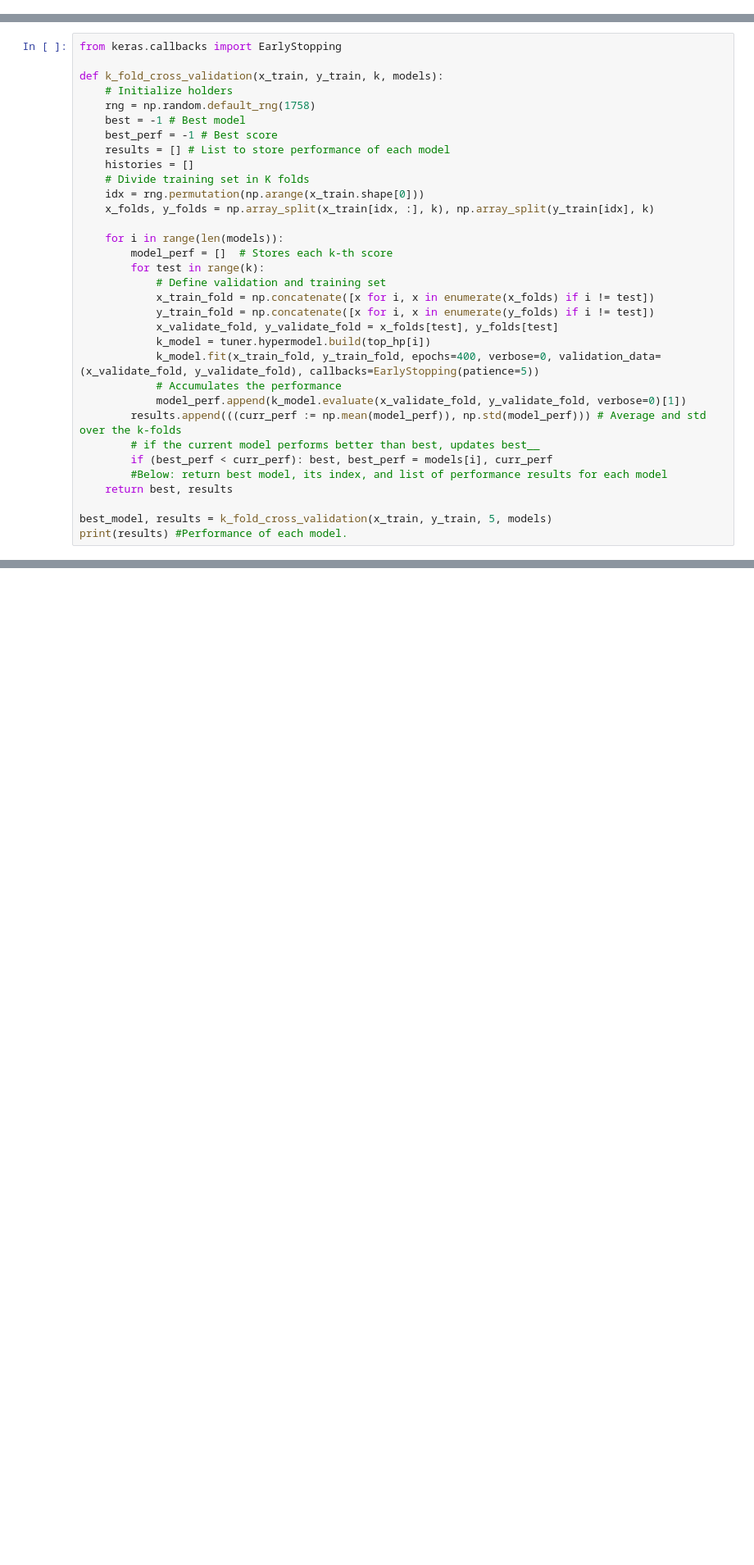
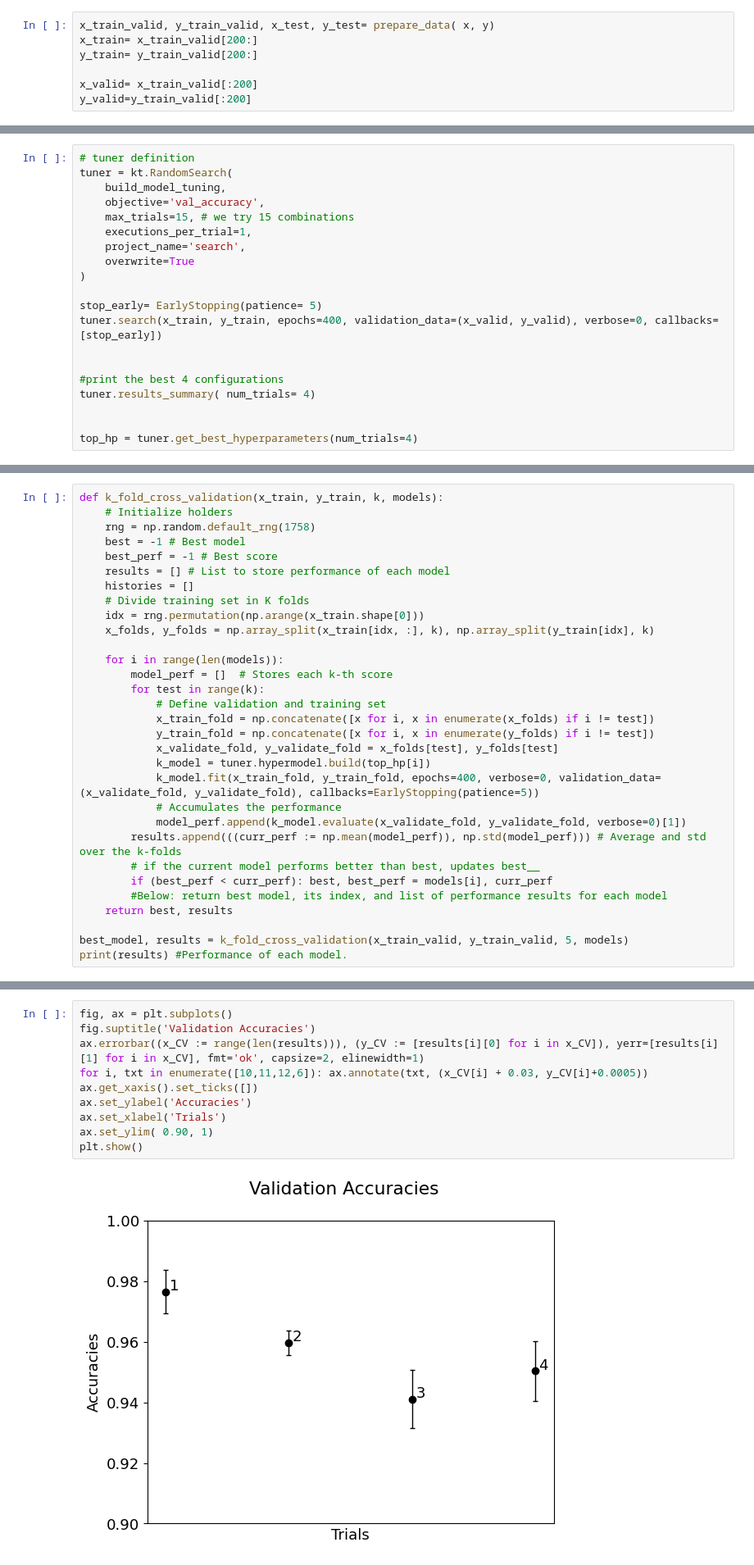
Before and after one commit to nicolomeneguzzo/LCP_B_exercise, a Jupyter notebook: ex1/Untitled.ipynb, the cells around one changed output, grey strips where cells are left out. Shown at 82% size. Cells and saved outputs as stored; diff of their text form; blank space fills up the shorter version.

```diff
--- a/ex1/Untitled.ipynb
+++ b/ex1/Untitled.ipynb
@@ -100,0 +104,7 @@ def prepare_data(x,y):
+# %%
+x_train_valid, y_train_valid, x_test, y_test= prepare_data( x, y)
+x_train= x_train_valid[200:]
+y_train= y_train_valid[200:]
+
+x_valid= x_train_valid[:200]
+y_valid=y_train_valid[:200]
@@ -181,2 +154,22 @@ top_hp = tuner.get_best_hyperparameters(num_trials=4)
+# %%
+# tuner definition
+tuner = kt.RandomSearch(
+    build_model_tuning,
+    objective='val_accuracy',
+    max_trials=15, # we try 15 combinations
+    executions_per_trial=1,
+    project_name='search',
+    overwrite=True
+)
+
+stop_early= EarlyStopping(patience= 5)
+tuner.search(x_train, y_train, epochs=400, validation_data=(x_valid, y_valid), verbose=0, callbacks= [stop_early])
+
+
+#print the best 4 configurations
+tuner.results_summary( num_trials= 4)
+
+
+top_hp = tuner.get_best_hyperparameters(num_trials=4)
 # %%
 models = tuner.get_best_models(num_models=4)
@@ -183,6 +197,4 @@ models = tuner.get_best_models(num_models=4)
 # %%
-from keras.callbacks import EarlyStopping
-
 def k_fold_cross_validation(x_train, y_train, k, models):
     # Initialize holders
     rng = np.random.default_rng(1758)
@@ -211,6 +223,6 @@ def k_fold_cross_validation(x_train, y_train, k, models):
         #Below: return best model, its index, and list of performance results for each model
     return best, results
 
-best_model, results = k_fold_cross_validation(x_train, y_train, 5, models)
+best_model, results = k_fold_cross_validation(x_train_valid, y_train_valid, 5, models)
 print(results) #Performance of each model.
 # %% [output]
@@ -244 +258,13 @@ def train_data(x_train,y_train,x_test,y_test):
+# %%
+fig, ax = plt.subplots()
+fig.suptitle('Validation Accuracies')
+ax.errorbar((x_CV := range(len(results))), (y_CV := [results[i][0] for i in x_CV]), yerr=[results[i][1] for i in x_CV], fmt='ok', capsize=2, elinewidth=1)
+for i, txt in enumerate([10,11,12,6]): ax.annotate(txt, (x_CV[i] + 0.03, y_CV[i]+0.0005))
+ax.get_xaxis().set_ticks([])
+ax.set_ylabel('Accuracies')
+ax.set_xlabel('Trials')
+ax.set_ylim( 0.90, 1)
+plt.show()
+# %% [output]
+[figure, added]
 # %%
```
Also changed, not shown: parts of 19 cells of this notebook, 53 other files.
